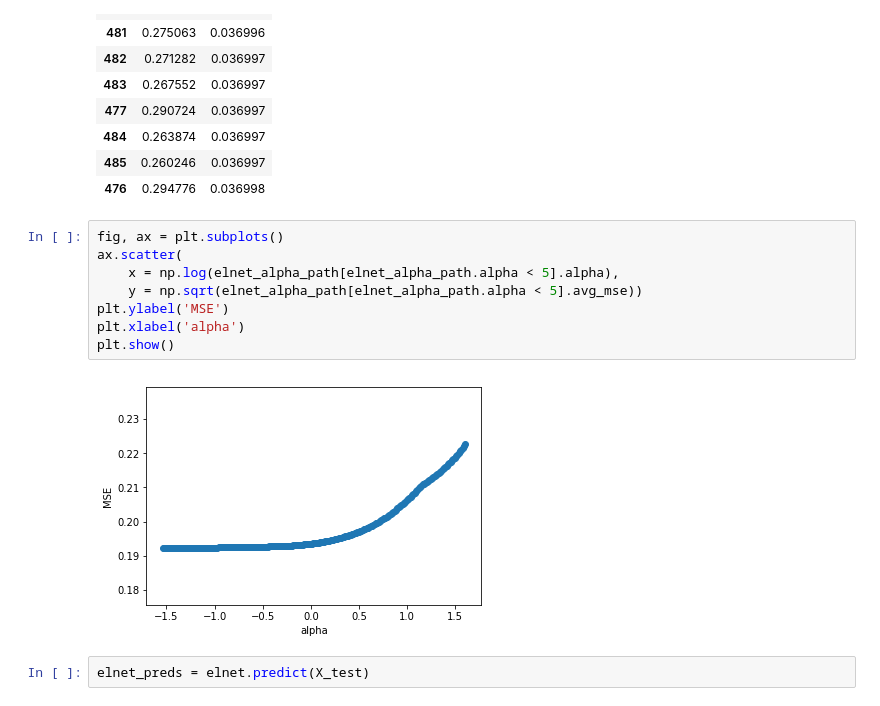
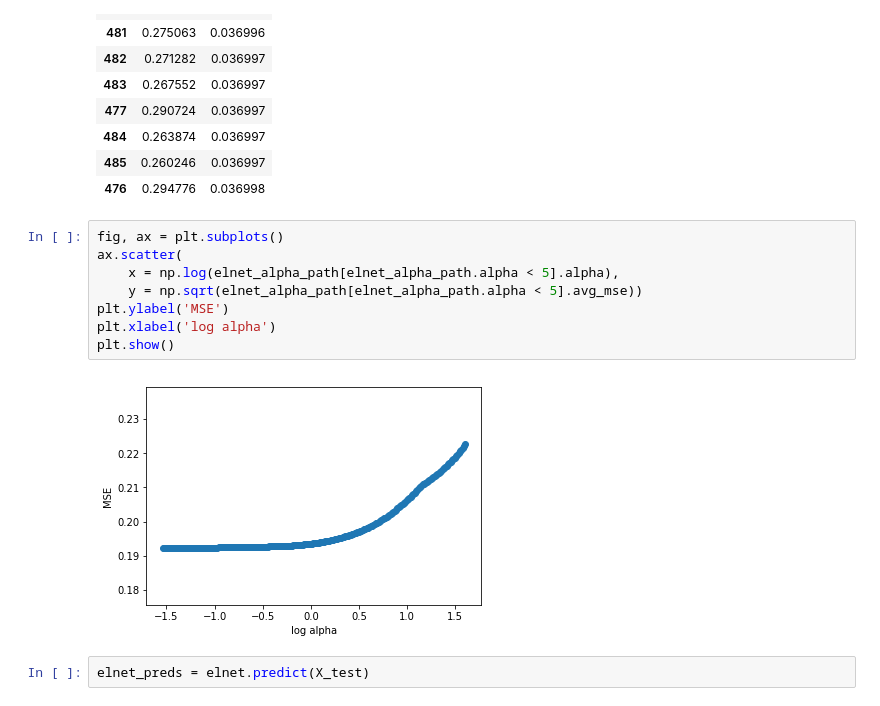
Before and after one commit to Mindauskas/house_prices, a Jupyter notebook: house_prices.ipynb, the cells around one changed output. Drawn from its saved outputs; the diff is of its cells as text.

```diff
--- a/house_prices.ipynb
+++ b/house_prices.ipynb
@@ -656,13 +656,13 @@ elnet_alpha_path.sort_values(by=['avg_mse'], ascending=True).head(10)
 # %%
 fig, ax = plt.subplots()
 ax.scatter(
     x = np.log(elnet_alpha_path[elnet_alpha_path.alpha < 5].alpha),
     y = np.sqrt(elnet_alpha_path[elnet_alpha_path.alpha < 5].avg_mse))
 plt.ylabel('MSE')
-plt.xlabel('alpha')
+plt.xlabel('log alpha')
 plt.show()
 # %% [output]
-[figure, old version]
+[figure, new version]
 # %%
 elnet_preds = elnet.predict(X_test)
 # %%
```
